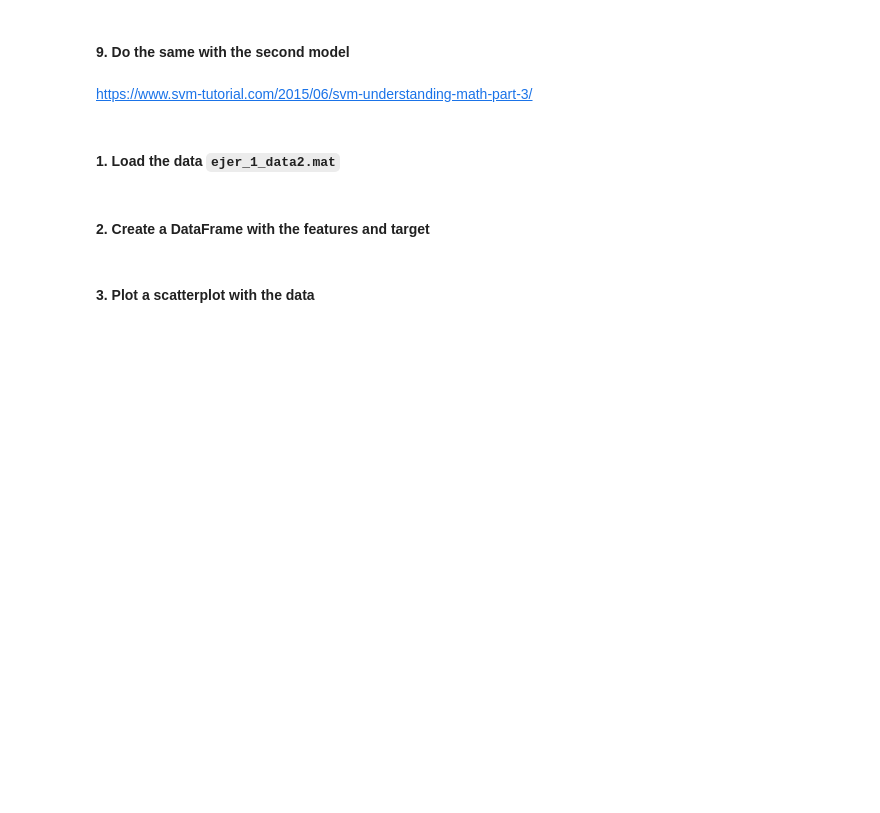
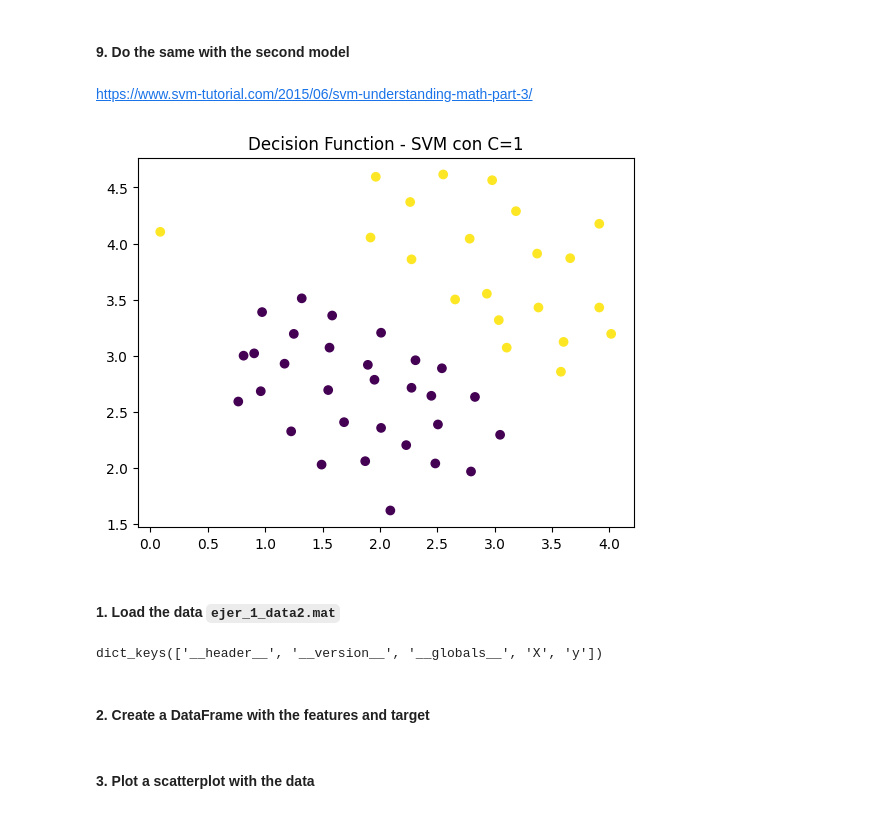
Before and after one commit to Varushet/Data_Science, a Jupyter notebook: 3-Machine_Learning/1-Supervisado/3-RegorClass/8-SVM/ejercicios/Ejercicios_SVM.ipynb, the cells around one changed output. Cells and saved outputs as stored; diff of their text form; code cells hidden in the pictures; blank space fills up the shorter version.

```diff
--- a/3-Machine_Learning/1-Supervisado/3-RegorClass/8-SVM/ejercicios/Ejercicios_SVM.ipynb
+++ b/3-Machine_Learning/1-Supervisado/3-RegorClass/8-SVM/ejercicios/Ejercicios_SVM.ipynb
@@ -62,3 +81,17 @@ For the first experiment we'll use C=1 and see how it performs.
 It appears that it mis-classified the outlier.
 
 #### 7. Increase the value of C until you get a perfect classifier
+# %%
+svm_c_high = LinearSVC(C=1000, loss='hinge', max_iter=10000)
+# svm_c_high.fit(X, y)
+
+# print("Accuracy score", svm_c_high.score(X, y))
+# %%
+svm_c_high.fit(X_train, y_train)
+
+score_train_high = svm_c_high.score(X_train, y_train)
+score_test_high = svm_c_high.score(X_test, y_test)
+
+print(f"\n--- Modelo C=1000 ---")
+print(f"Accuracy Train: {score_train_high:.4f}")
+print(f"Accuracy Test:  {score_test_high:.4f}")
@@ -71,7 +116,19 @@ Get the `decision_function()` output for the first model. Plot a scatterplot wit
 #### 9. Do the same with the second model
 # %% [markdown]
 https://www.svm-tutorial.com/2015/06/svm-understanding-math-part-3/
+# %%
+distances_c1 = svm_c_high.decision_function(X)
+
+sc = plt.scatter(X['X1'], X['X2'], c=distances_c1)
+plt.title('Decision Function - SVM con C=1');
+# %% [output]
+[figure, added]
 # %% [markdown]
 #### 1. Load the data `ejer_1_data2.mat`
+# %%
+mat_file_2 = io.loadmat('data/ejer_1_data2.mat')
+print(mat_file_2.keys())
+# %% [output]
+dict_keys(['__header__', '__version__', '__globals__', 'X', 'y'])
 # %% [markdown]
 #### 2. Create a DataFrame with the features and target
```
Also changed, not shown: parts of 17 cells of this notebook.
